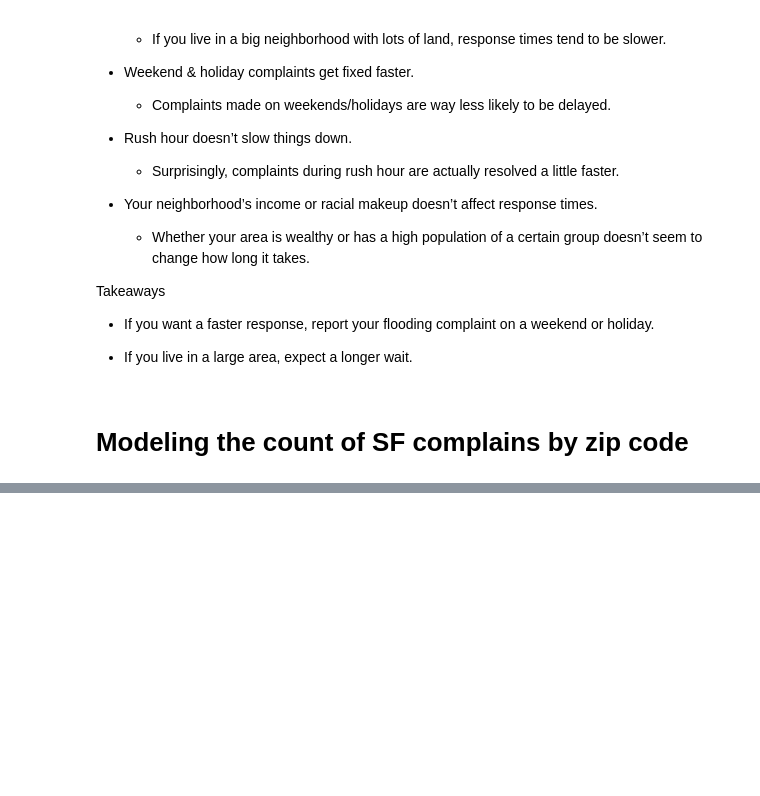
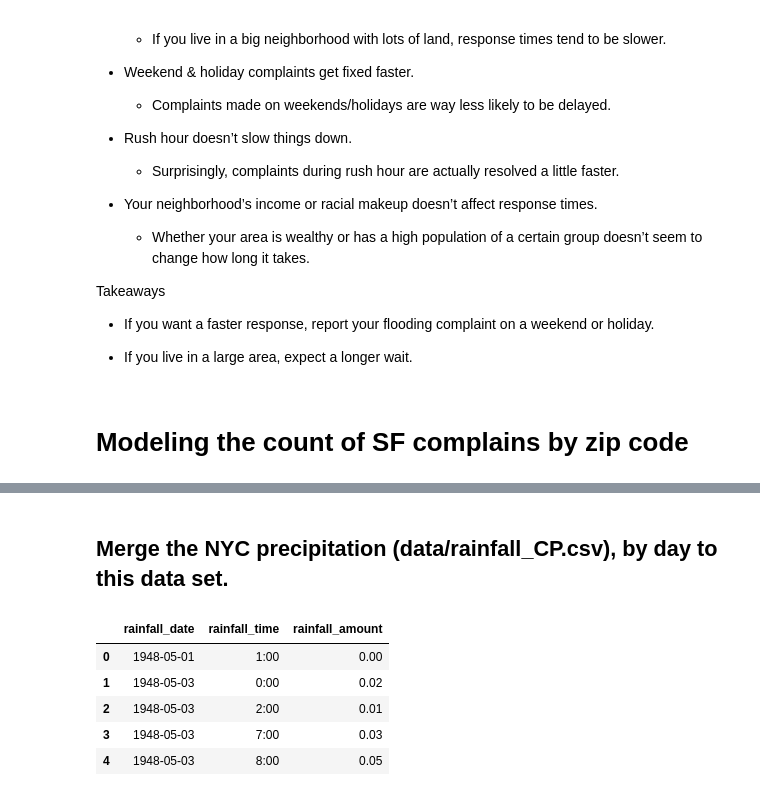
Before and after one commit to ids25s/mid-term-project-alyssahorn, a Jupyter notebook: midterm.ipynb, the cells around one changed output, grey strips where cells are left out. Drawn from its saved outputs; the diff is of its cells as text; code cells hidden in the pictures; blank space fills up the shorter version.

```diff
--- a/midterm.ipynb
+++ b/midterm.ipynb
@@ -1096,0 +1121,11 @@ Takeaways
+# %% [markdown]
+## Merge the NYC precipitation (data/rainfall_CP.csv), by day to this data set.
+# %%
+rainfall_df.head()
+# %% [output]
+|  | rainfall_date | rainfall_time | rainfall_amount |
+| 0 | 1948-05-01 | 1:00 | 0.00 |
+| 1 | 1948-05-03 | 0:00 | 0.02 |
+| 2 | 1948-05-03 | 2:00 | 0.01 |
+| 3 | 1948-05-03 | 7:00 | 0.03 |
+| 4 | 1948-05-03 | 8:00 | 0.05 |
```
Also changed, not shown: parts of 5 cells of this notebook.
